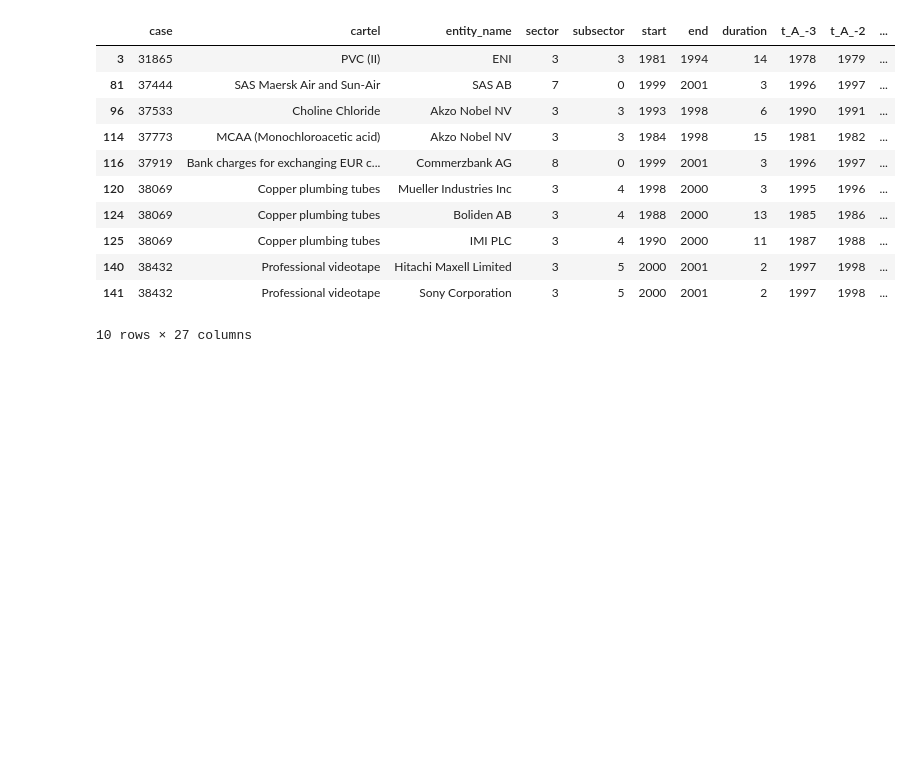
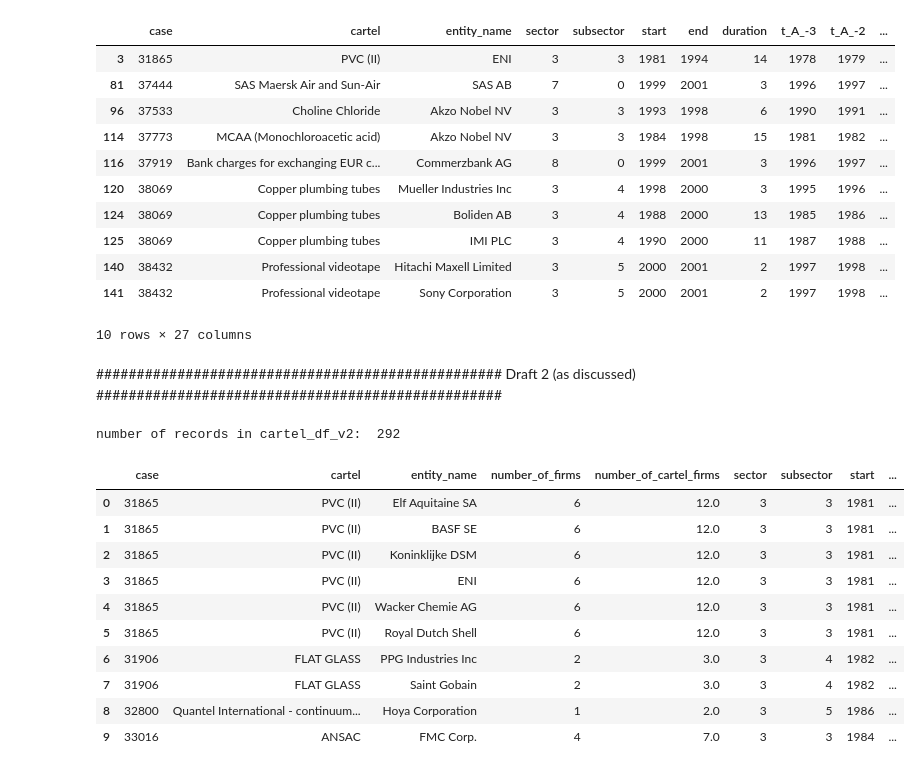
Before and after one commit to DeChrigi/BA_Thesis, a Jupyter notebook: connected_cartel_network.ipynb, the cells around one changed output. Cells and saved outputs as stored; diff of their text form; code cells hidden in the pictures; blank space fills up the shorter version.

Commit message:
Zwischenstand connected_cartel_network Draft v2

```diff
--- a/connected_cartel_network.ipynb
+++ b/connected_cartel_network.ipynb
@@ -164,3 +168,28 @@ cartel_df.head(10)
 # %%
 # save cartel_df to excel file
 cartel_df.to_excel('./transformed_data/cartel_networks/cartel_data_with_herfindahl_index.xlsx', index=False)
+# %% [markdown]
+################################################## Draft 2 (as discussed) ##################################################
+# %%
+# read cartel excel file
+cartel_df_v2 = pd.read_excel('./transformed_data/cartel_networks/cartel_data_with_centrality_measures.xlsx', sheet_name='Sheet1')
+
+cartel_df_v2 = cartel_df_v2[['case', 'cartel', 'entity_name', 'number_of_firms', 'number_of_cartel_firms', 'sector', 'subsector', 'start', 'end', 'duration']]
+
+# count number of rows in cartel_df
+print(f"number of records in cartel_df_v2:  {cartel_df_v2.shape[0]}")
+
+cartel_df_v2.head(10)
+# %% [output]
+number of records in cartel_df_v2:  292
+|  | case | cartel | entity_name | number_of_firms | number_of_cartel_firms | sector | subsector | start | ... |
+| 0 | 31865 | PVC (II) | Elf Aquitaine SA | 6 | 12.0 | 3 | 3 | 1981 | ... |
+| 1 | 31865 | PVC (II) | BASF SE | 6 | 12.0 | 3 | 3 | 1981 | ... |
+| 2 | 31865 | PVC (II) | Koninklijke DSM | 6 | 12.0 | 3 | 3 | 1981 | ... |
+| 3 | 31865 | PVC (II) | ENI | 6 | 12.0 | 3 | 3 | 1981 | ... |
+| 4 | 31865 | PVC (II) | Wacker Chemie AG | 6 | 12.0 | 3 | 3 | 1981 | ... |
+| 5 | 31865 | PVC (II) | Royal Dutch Shell | 6 | 12.0 | 3 | 3 | 1981 | ... |
+| 6 | 31906 | FLAT GLASS | PPG Industries Inc | 2 | 3.0 | 3 | 4 | 1982 | ... |
+| 7 | 31906 | FLAT GLASS | Saint Gobain | 2 | 3.0 | 3 | 4 | 1982 | ... |
+| 8 | 32800 | Quantel International - continuum... | Hoya Corporation | 1 | 2.0 | 3 | 5 | 1986 | ... |
+| 9 | 33016 | ANSAC | FMC Corp. | 4 | 7.0 | 3 | 3 | 1984 | ... |
```
Also changed, not shown: parts of 2 cells of this notebook, 2 other files.
